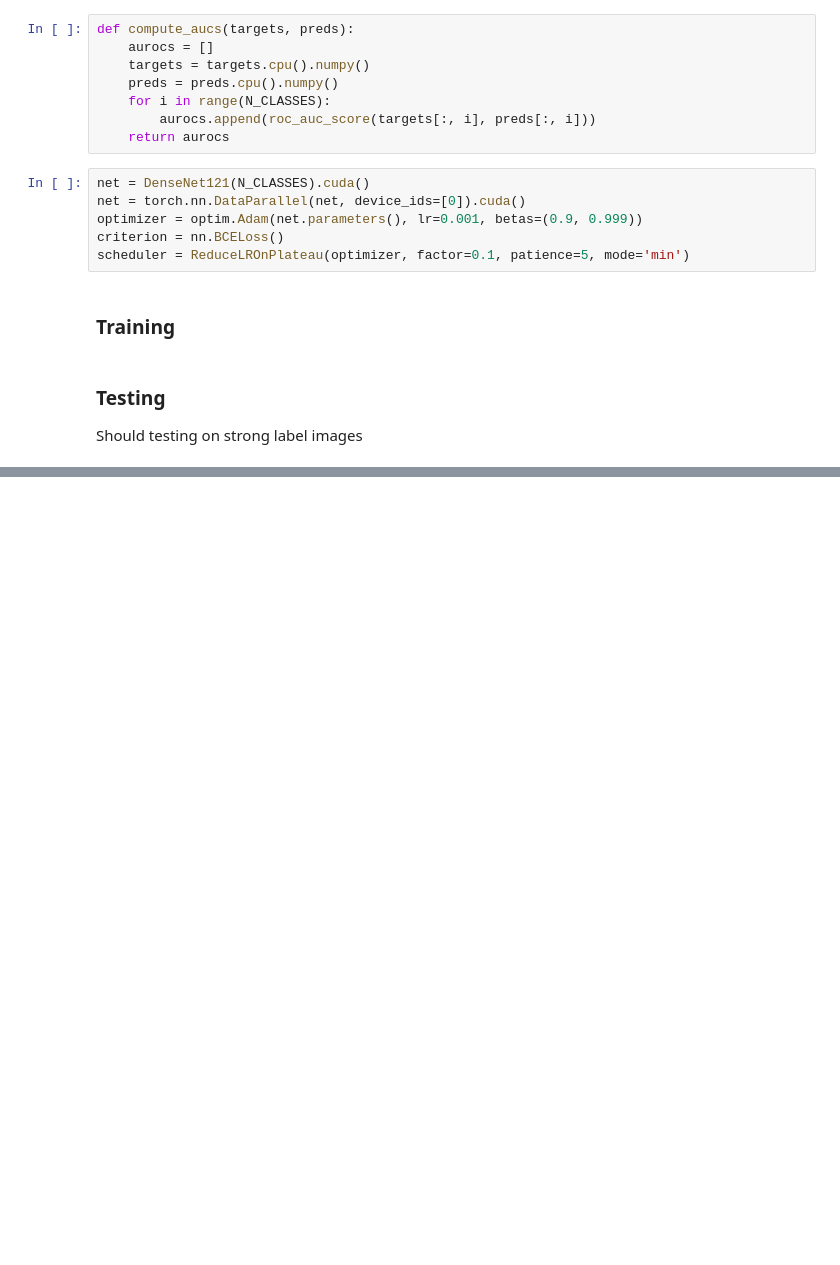
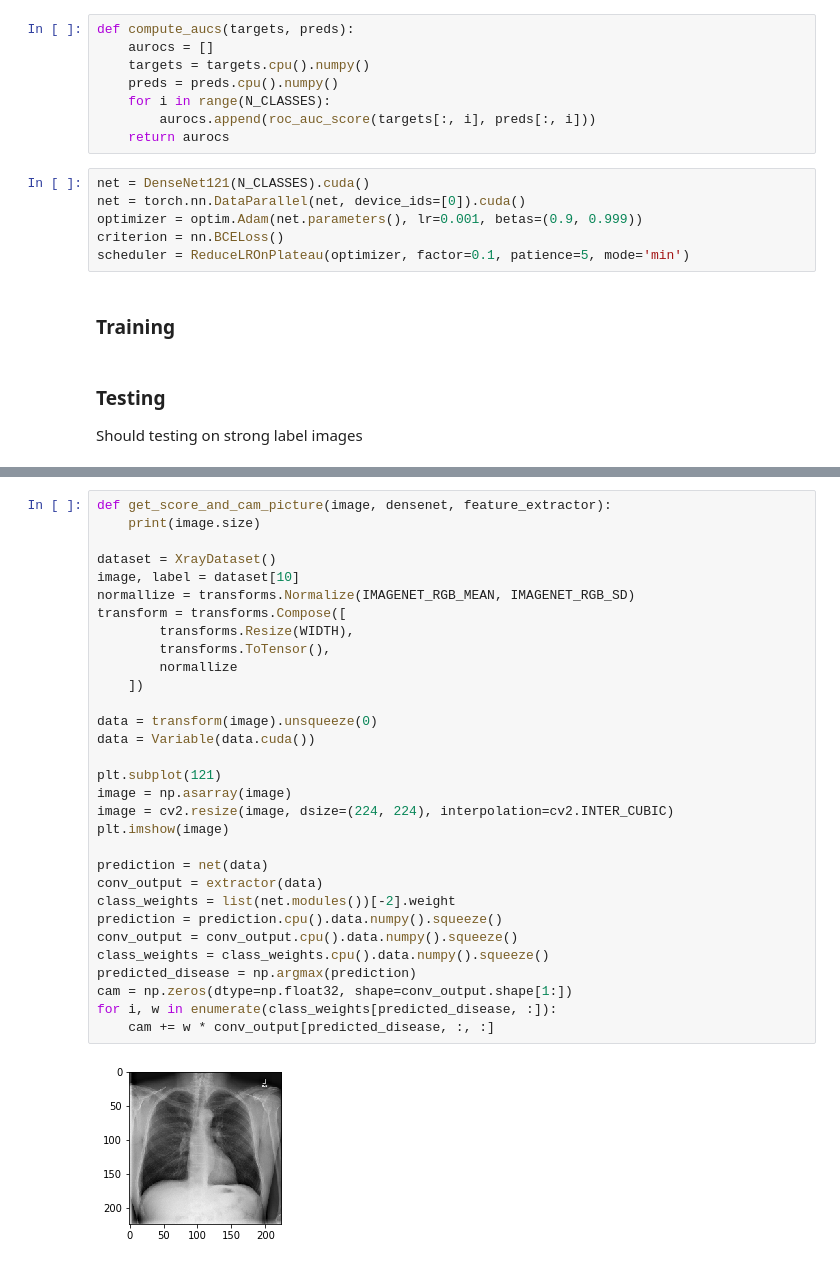
Before and after one commit to dattran2346/chestX-ray-14, a Jupyter notebook: DenseNet.ipynb, the cells around one changed output, grey strips where cells are left out. Drawn from its saved outputs; the diff is of its cells as text; blank space fills up the shorter version.

```diff
--- a/DenseNet.ipynb
+++ b/DenseNet.ipynb
@@ -197,0 +249,33 @@ The AUROC of Hernia is 0.8540255466083977
+# %%
+def get_score_and_cam_picture(image, densenet, feature_extractor):
+    print(image.size)
+
+dataset = XrayDataset()
+image, label = dataset[10]
+normallize = transforms.Normalize(IMAGENET_RGB_MEAN, IMAGENET_RGB_SD)
+transform = transforms.Compose([
+        transforms.Resize(WIDTH),
+        transforms.ToTensor(),
+        normallize
+    ])
+
+data = transform(image).unsqueeze(0)
+data = Variable(data.cuda())
+
+plt.subplot(121)
+image = np.asarray(image)
+image = cv2.resize(image, dsize=(224, 224), interpolation=cv2.INTER_CUBIC)
+plt.imshow(image)
+
+prediction = net(data)
+conv_output = extractor(data)
+class_weights = list(net.modules())[-2].weight
+prediction = prediction.cpu().data.numpy().squeeze()
+conv_output = conv_output.cpu().data.numpy().squeeze()
+class_weights = class_weights.cpu().data.numpy().squeeze()
+predicted_disease = np.argmax(prediction)
+cam = np.zeros(dtype=np.float32, shape=conv_output.shape[1:])
+for i, w in enumerate(class_weights[predicted_disease, :]):
+    cam += w * conv_output[predicted_disease, :, :]
+# %% [output]
+[figure, added]
```
Also changed, not shown: parts of 12 cells of this notebook.
